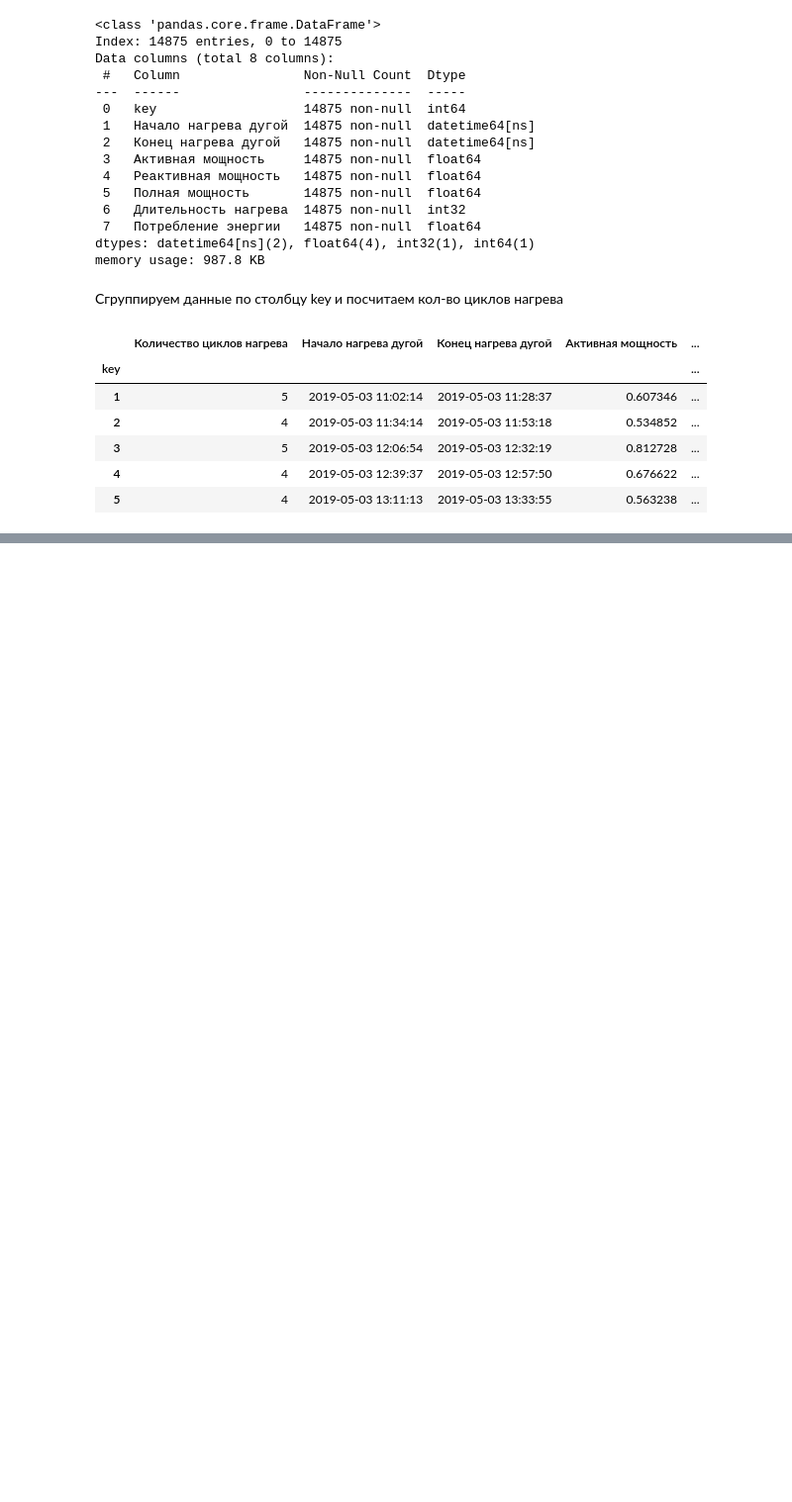
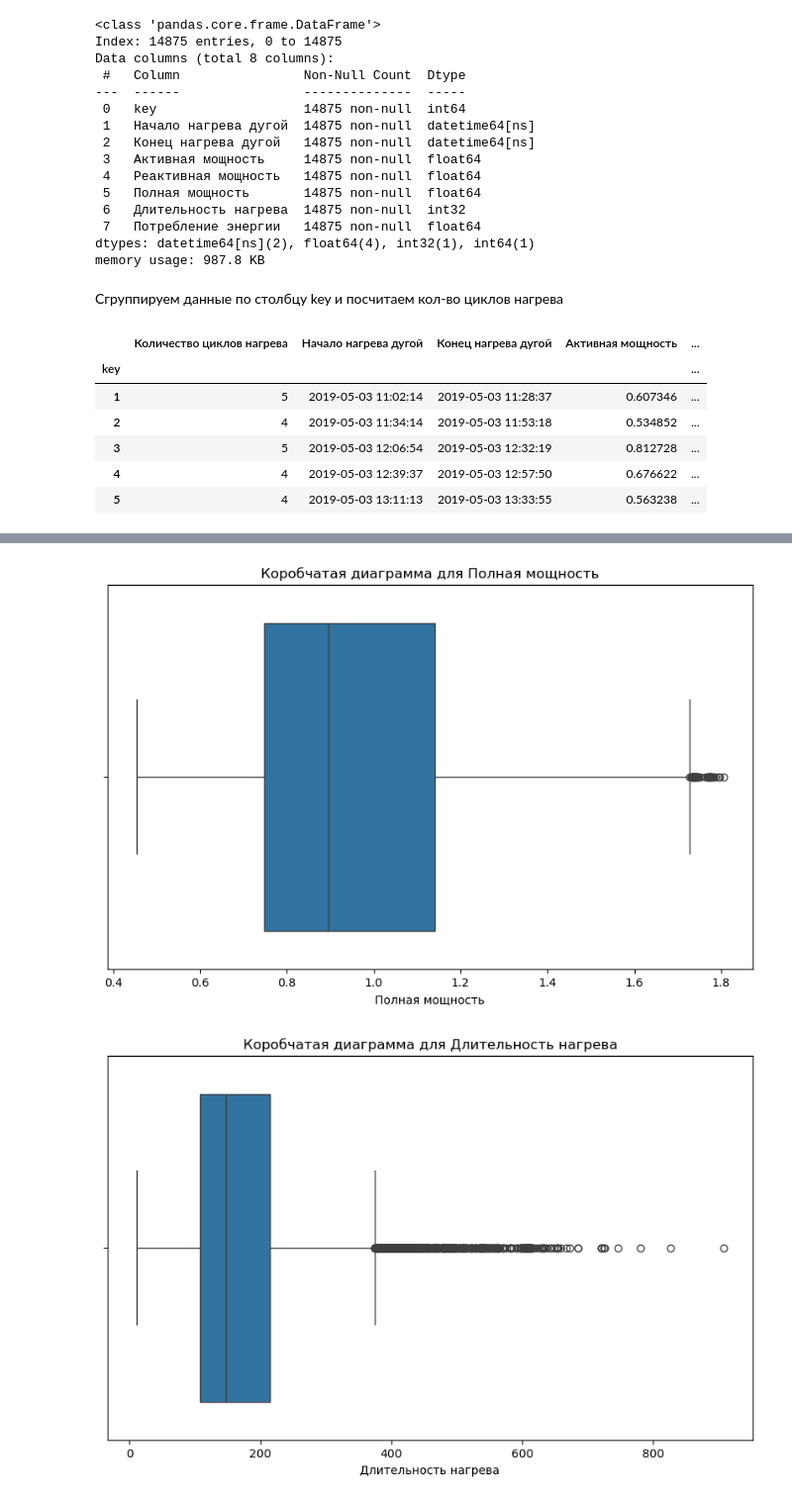
Before and after one commit to butuzovzeleboba/Industry, a Jupyter notebook: Industry.ipynb, the cells around one changed output, grey strips where cells are left out. Shown at 99% size. Saved outputs shown, nothing was run; the diff lists cells and outputs as text; code cells hidden in the pictures; blank space fills up the shorter version.

```diff
--- a/Industry.ipynb
+++ b/Industry.ipynb
@@ -739,0 +748,5 @@ grouped_data.head()
+# %%
+plot_boxplots(data_arc_new, data_arc_new[columns_list])
+# %% [output]
+[figure, added]
+[figure, added]
```
Also changed, not shown: parts of 6 cells of this notebook.
